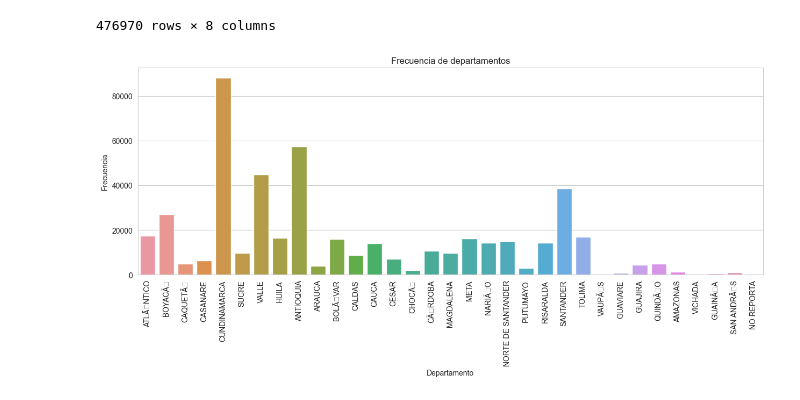
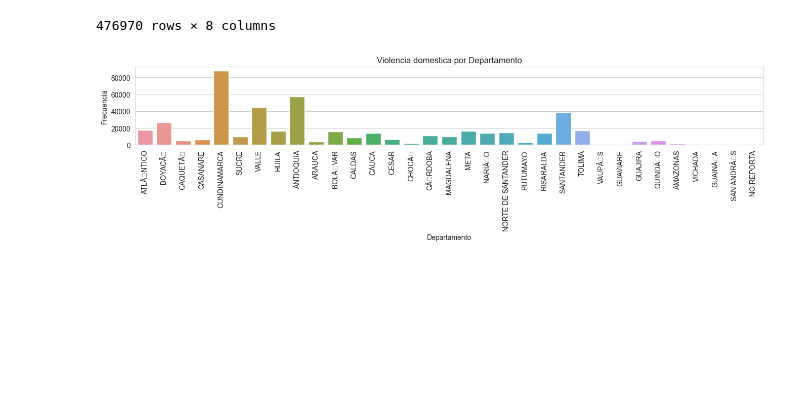
Before and after one commit to Hotcer/ProyectoEDA, a Jupyter notebook: P_violencia.ipynb, the cells around one changed output. Drawn from its saved outputs; the diff is of its cells as text; code cells hidden in the pictures; blank space fills up the shorter version.

```diff
--- a/P_violencia.ipynb
+++ b/P_violencia.ipynb
@@ -91,13 +91,12 @@ df_copia
 476970 rows × 8 columns
 # %%
 # Comenzamos con la visualizacion
-sns.set_style('whitegrid')
-plt.figure(figsize=(15, 5))
+plt.figure(figsize=(16, 2))
 sns.countplot(x=df_copia['DEPARTAMENTO'])
 plt.xticks(rotation=90)
 plt.xlabel('Departamento')
 plt.ylabel('Frecuencia')
-plt.title('Frecuencia de departamentos')
+plt.title('Violencia domestica por Departamento')
 plt.show()
 # %% [output]
-[figure, old version]
+[figure, new version]
```
Also changed, not shown: parts of 5 cells of this notebook.
